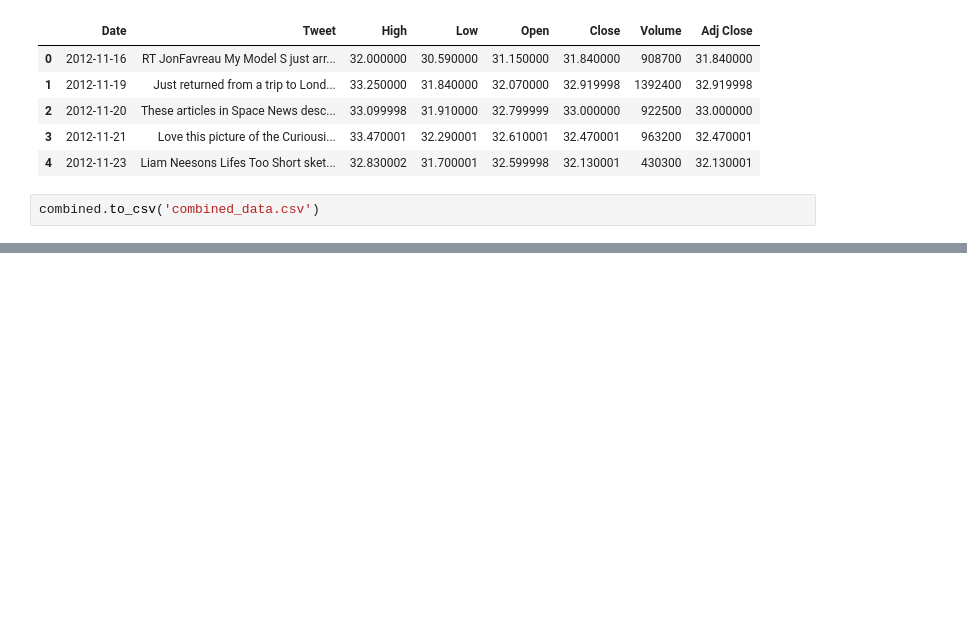
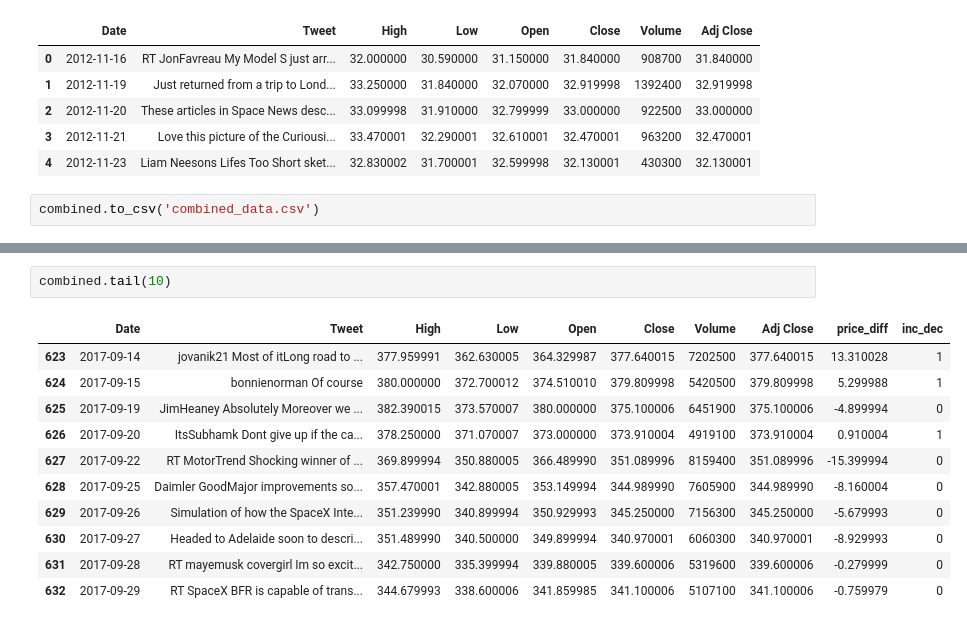
Before and after one commit to nowmozillaclub/TeslaTweets, a Jupyter notebook: data_preprocessing/Data Pre-processing.ipynb, the cells around one changed output, grey strips where cells are left out. Cells and saved outputs as stored; diff of their text form; blank space fills up the shorter version.

```diff
--- a/data_preprocessing/Data Pre-processing.ipynb
+++ b/data_preprocessing/Data Pre-processing.ipynb
@@ -179,0 +223,14 @@ combined.to_csv('combined_data.csv')
+# %%
+combined.tail(10)
+# %% [output]
+|  | Date | Tweet | High | Low | Open | Close | Volume | Adj Close | price_diff | inc_dec |
+| 623 | 2017-09-14 | jovanik21 Most of itLong road to ... | 377.959991 | 362.630005 | 364.329987 | 377.640015 | 7202500 | 377.640015 | 13.310028 | 1 |
+| 624 | 2017-09-15 | bonnienorman Of course | 380.000000 | 372.700012 | 374.510010 | 379.809998 | 5420500 | 379.809998 | 5.299988 | 1 |
+| 625 | 2017-09-19 | JimHeaney Absolutely Moreover we ... | 382.390015 | 373.570007 | 380.000000 | 375.100006 | 6451900 | 375.100006 | -4.899994 | 0 |
+| 626 | 2017-09-20 | ItsSubhamk Dont give up if the ca... | 378.250000 | 371.070007 | 373.000000 | 373.910004 | 4919100 | 373.910004 | 0.910004 | 1 |
+| 627 | 2017-09-22 | RT MotorTrend Shocking winner of ... | 369.899994 | 350.880005 | 366.489990 | 351.089996 | 8159400 | 351.089996 | -15.399994 | 0 |
+| 628 | 2017-09-25 | Daimler GoodMajor improvements so... | 357.470001 | 342.880005 | 353.149994 | 344.989990 | 7605900 | 344.989990 | -8.160004 | 0 |
+| 629 | 2017-09-26 | Simulation of how the SpaceX Inte... | 351.239990 | 340.899994 | 350.929993 | 345.250000 | 7156300 | 345.250000 | -5.679993 | 0 |
+| 630 | 2017-09-27 | Headed to Adelaide soon to descri... | 351.489990 | 340.500000 | 349.899994 | 340.970001 | 6060300 | 340.970001 | -8.929993 | 0 |
+| 631 | 2017-09-28 | RT mayemusk covergirl Im so excit... | 342.750000 | 335.399994 | 339.880005 | 339.600006 | 5319600 | 339.600006 | -0.279999 | 0 |
+| 632 | 2017-09-29 | RT SpaceX BFR is capable of trans... | 344.679993 | 338.600006 | 341.859985 | 341.100006 | 5107100 | 341.100006 | -0.759979 | 0 |
```
Also changed, not shown: parts of 7 cells of this notebook, 1 other file.
